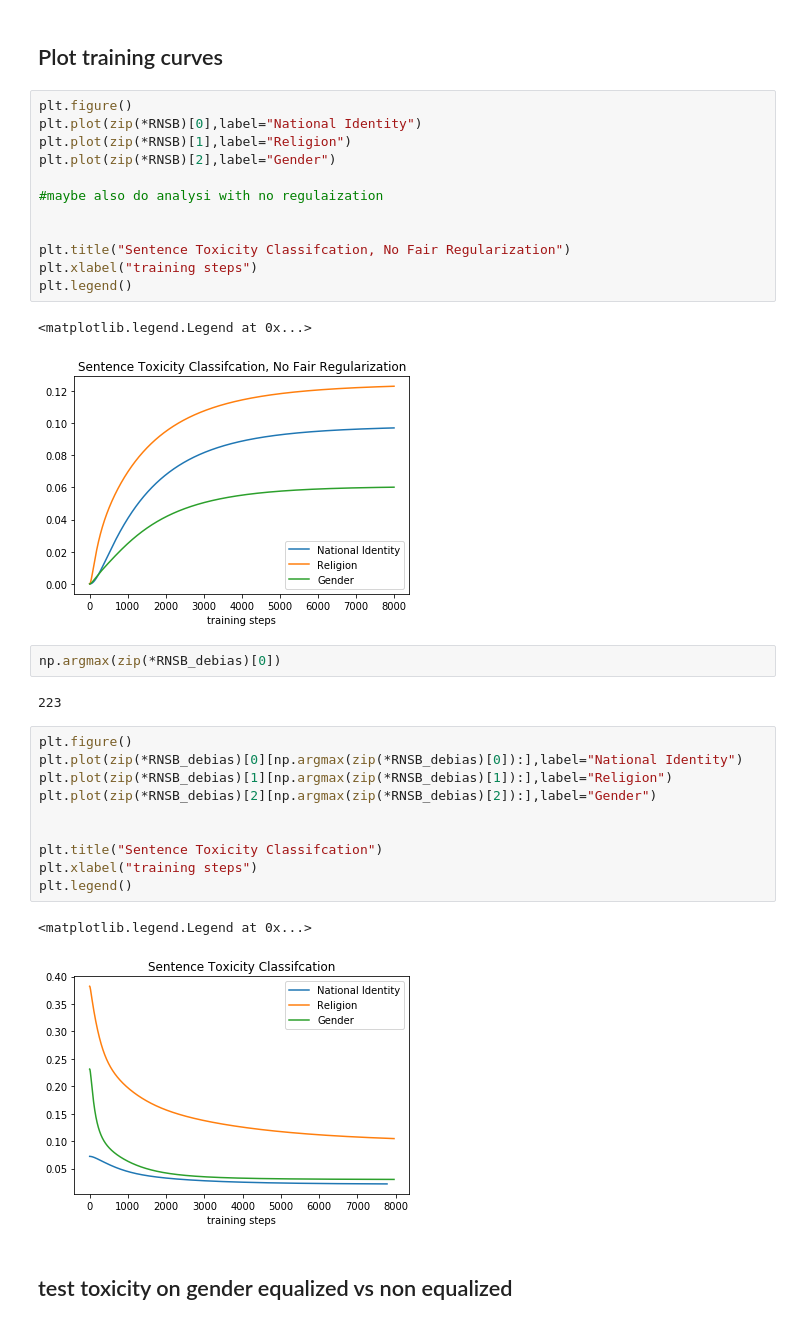
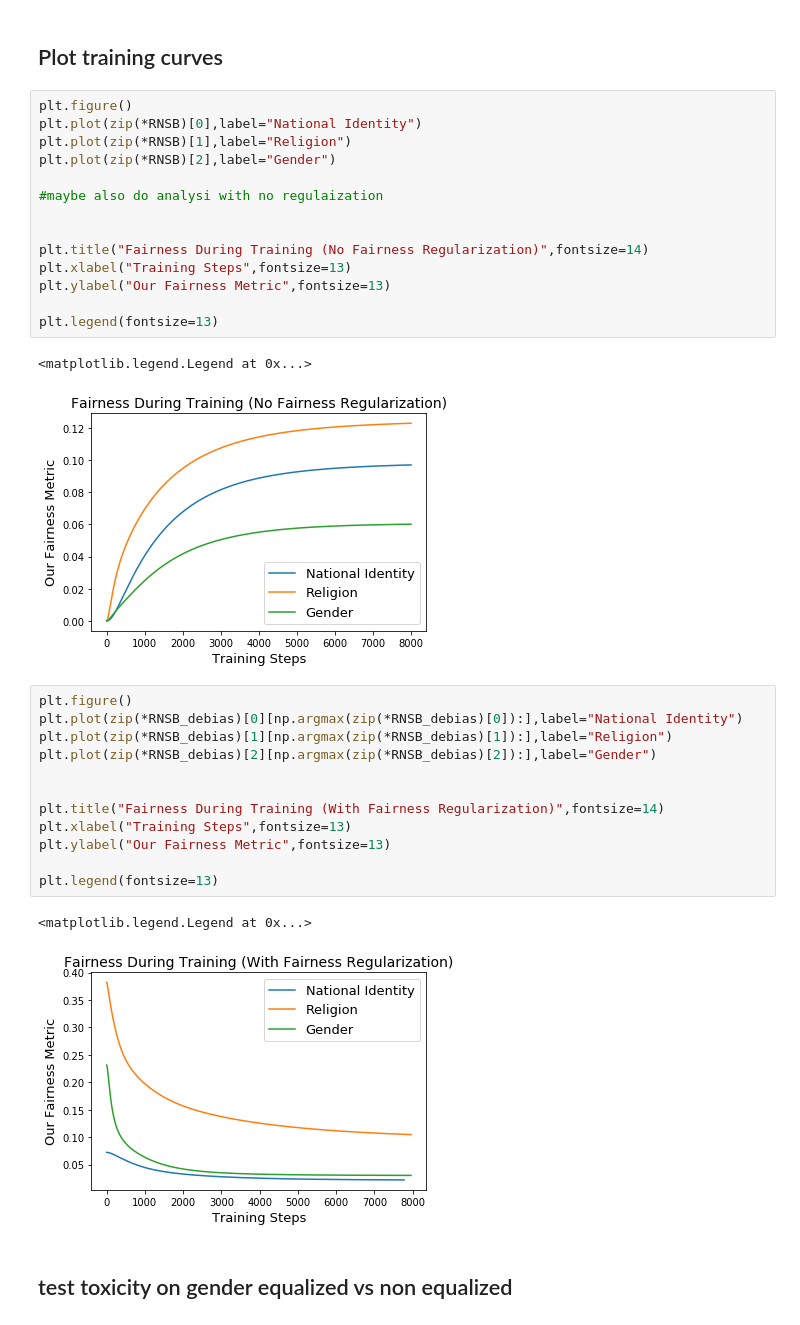
Before and after one commit to ChristopherSweeney/6.860_project, a Jupyter notebook: sentiment_classification_fairness_new.ipynb, the cells around one changed output. Drawn from its saved outputs; the diff is of its cells as text.

```diff
--- a/sentiment_classification_fairness_new.ipynb
+++ b/sentiment_classification_fairness_new.ipynb
@@ -409,22 +409,20 @@ plt.show()
 # %%
 plt.figure()
 plt.plot(zip(*RNSB)[0],label="National Identity")
 plt.plot(zip(*RNSB)[1],label="Religion")
 plt.plot(zip(*RNSB)[2],label="Gender")
 
 #maybe also do analysi with no regulaization
 
 
-plt.title("Sentence Toxicity Classifcation, No Fair Regularization")
-plt.xlabel("training steps")
-plt.legend()
+plt.title("Fairness During Training (No Fairness Regularization)",fontsize=14)
+plt.xlabel("Training Steps",fontsize=13)
+plt.ylabel("Our Fairness Metric",fontsize=13)
+
+plt.legend(fontsize=13)
 # %% [output]
 <matplotlib.legend.Legend at 0x...>
-[figure, old version]
+[figure, new version]
-# %%
-np.argmax(zip(*RNSB_debias)[0])
-# %% [output]
-223
 # %%
 plt.figure()
 plt.plot(zip(*RNSB_debias)[0][np.argmax(zip(*RNSB_debias)[0]):],label="National Identity")
@@ -432,12 +430,14 @@ plt.plot(zip(*RNSB_debias)[1][np.argmax(zip(*RNSB_debias)[1]):],label="Religion"
 plt.plot(zip(*RNSB_debias)[2][np.argmax(zip(*RNSB_debias)[2]):],label="Gender")
 
 
-plt.title("Sentence Toxicity Classifcation")
-plt.xlabel("training steps")
-plt.legend()
+plt.title("Fairness During Training (With Fairness Regularization)",fontsize=14)
+plt.xlabel("Training Steps",fontsize=13)
+plt.ylabel("Our Fairness Metric",fontsize=13)
+
+plt.legend(fontsize=13)
 # %% [output]
 <matplotlib.legend.Legend at 0x...>
-[figure, old version]
+[figure, new version]
 # %% [markdown]
 ## test toxicity on gender equalized vs non equalized
 # %%
```
Also changed, not shown: parts of 4 cells of this notebook, 3 other files.
